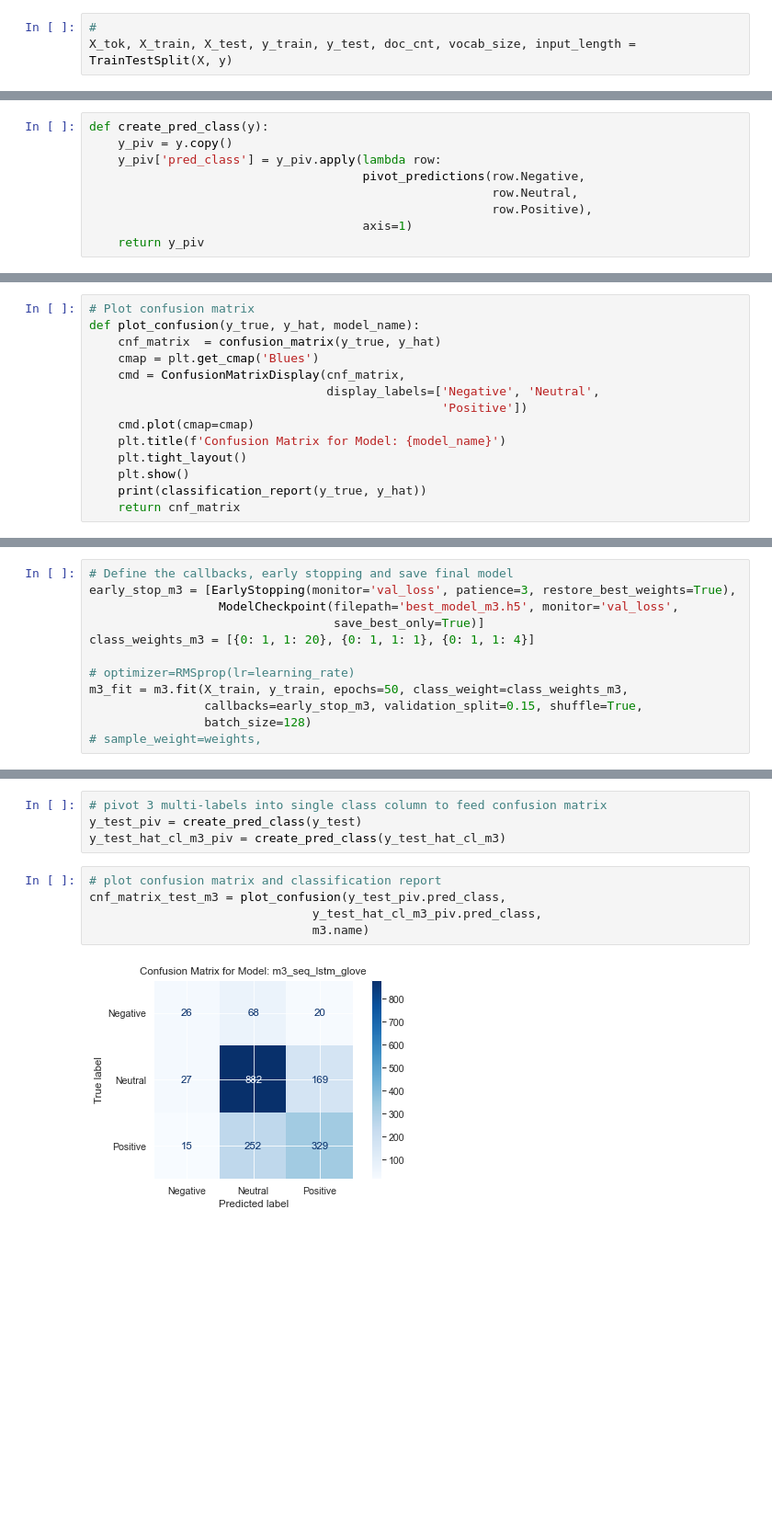
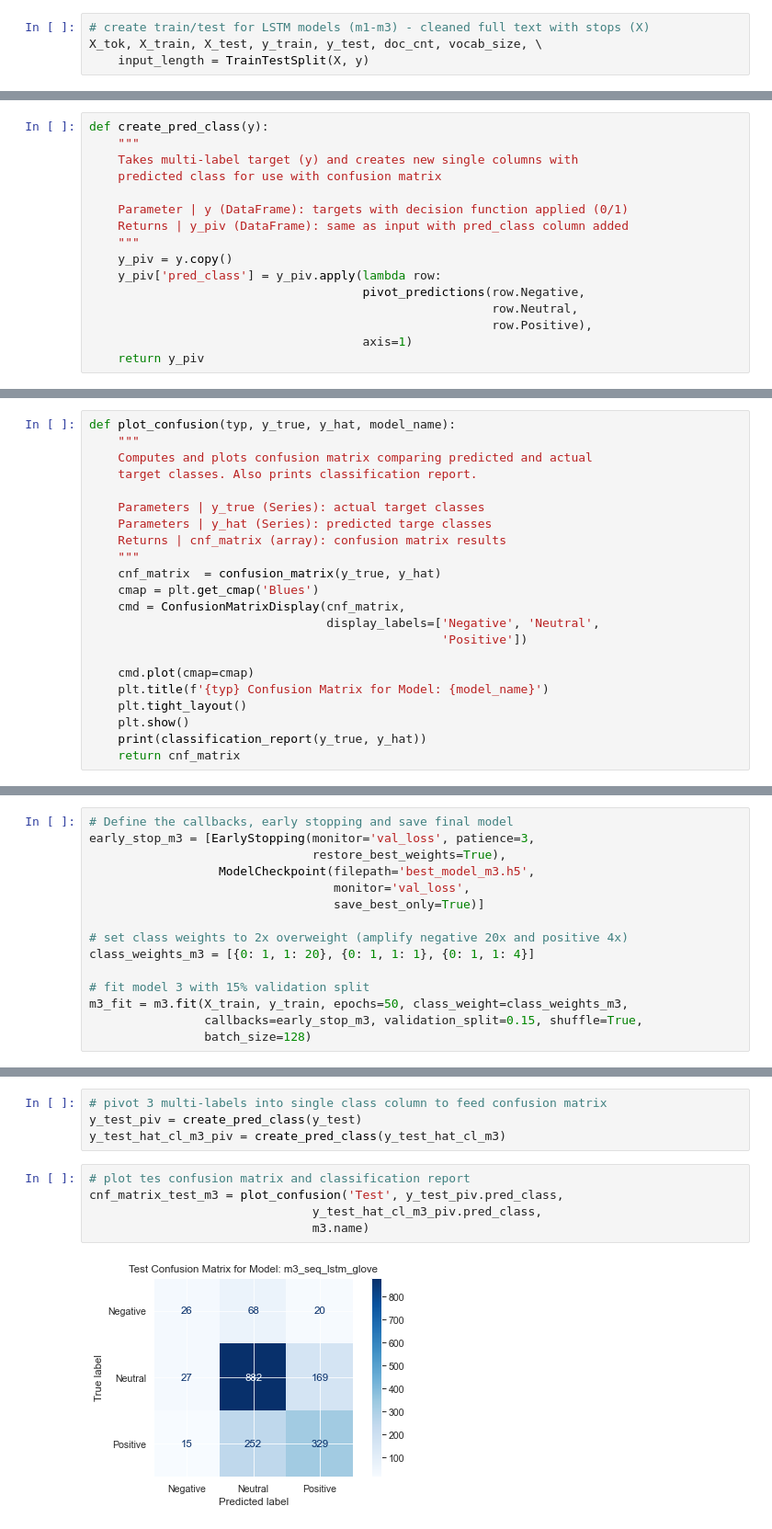
Before and after one commit to cutterback/p04-twitter-sentiment-nlp, a Jupyter notebook: Twitter-Sentiment-Analysis-NLP.ipynb, the cells around one changed output, grey strips where cells are left out. Shown: that part at 92% size. Saved outputs shown, nothing was run; the diff lists cells and outputs as text; blank space fills up the shorter version.

```diff
--- a/Twitter-Sentiment-Analysis-NLP.ipynb
+++ b/Twitter-Sentiment-Analysis-NLP.ipynb
@@ -357,8 +370,9 @@ def TrainTestSplit(X, y):
          )
     return t, X_train, X_test, y_train, y_test, doc_cnt, vocab_size, input_length
 # %%
-#
-X_tok, X_train, X_test, y_train, y_test, doc_cnt, vocab_size, input_length = TrainTestSplit(X, y)
+# create train/test for LSTM models (m1-m3) - cleaned full text with stops (X)
+X_tok, X_train, X_test, y_train, y_test, doc_cnt, vocab_size, \
+    input_length = TrainTestSplit(X, y)
 # %% [output]
 X_train: (7148, 30) X_test: (1788, 30) y_train: (7148, 3) y_test: (1788, 3)
 Document count: 7148 | Vocab size: 10565 | Input length: 30
@@ -394,5 +444,12 @@ def predict(model, X, y_true):
 # %%
 def create_pred_class(y):
+    """
+    Takes multi-label target (y) and creates new single columns with
+    predicted class for use with confusion matrix
+
+    Parameter | y (DataFrame): targets with decision function applied (0/1)
+    Returns | y_piv (DataFrame): same as input with pred_class column added
+    """
     y_piv = y.copy()
     y_piv['pred_class'] = y_piv.apply(lambda row:
                                       pivot_predictions(row.Negative,
@@ -413,13 +460,21 @@ def pivot_predictions(neg, neut, pos):
 # %%
-# Plot confusion matrix
-def plot_confusion(y_true, y_hat, model_name):
+def plot_confusion(typ, y_true, y_hat, model_name):
+    """
+    Computes and plots confusion matrix comparing predicted and actual
+    target classes. Also prints classification report.
+
+    Parameters | y_true (Series): actual target classes
+    Parameters | y_hat (Series): predicted targe classes
+    Returns | cnf_matrix (array): confusion matrix results
+    """
     cnf_matrix  = confusion_matrix(y_true, y_hat)
     cmap = plt.get_cmap('Blues')
     cmd = ConfusionMatrixDisplay(cnf_matrix,
                                  display_labels=['Negative', 'Neutral',
                                                  'Positive'])
+
     cmd.plot(cmap=cmap)
-    plt.title(f'Confusion Matrix for Model: {model_name}')
+    plt.title(f'{typ} Confusion Matrix for Model: {model_name}')
     plt.tight_layout()
     plt.show()
     print(classification_report(y_true, y_hat))
@@ -803,16 +870,19 @@ Non-trainable params: 2,113,000
 _________________________________________________________________
 # %%
 # Define the callbacks, early stopping and save final model
-early_stop_m3 = [EarlyStopping(monitor='val_loss', patience=3, restore_best_weights=True),
-                  ModelCheckpoint(filepath='best_model_m3.h5', monitor='val_loss',
+early_stop_m3 = [EarlyStopping(monitor='val_loss', patience=3,
+                               restore_best_weights=True),
+                  ModelCheckpoint(filepath='best_model_m3.h5',
+                                  monitor='val_loss',
                                   save_best_only=True)]
+
+# set class weights to 2x overweight (amplify negative 20x and positive 4x)
 class_weights_m3 = [{0: 1, 1: 20}, {0: 1, 1: 1}, {0: 1, 1: 4}]
 
-# optimizer=RMSprop(lr=learning_rate)
+# fit model 3 with 15% validation split
 m3_fit = m3.fit(X_train, y_train, epochs=50, class_weight=class_weights_m3,
                 callbacks=early_stop_m3, validation_split=0.15, shuffle=True,
                 batch_size=128)
-# sample_weight=weights,
 # %% [output]
 Train on 6075 samples, validate on 1073 samples
 Epoch 1/50
@@ -882,12 +954,12 @@ y_test_hat_m3, y_test_hat_cl_m3 = predict(m3, X_test, y_test)
 y_test_piv = create_pred_class(y_test)
 y_test_hat_cl_m3_piv = create_pred_class(y_test_hat_cl_m3)
 # %%
-# plot confusion matrix and classification report
-cnf_matrix_test_m3 = plot_confusion(y_test_piv.pred_class,
+# plot tes confusion matrix and classification report
+cnf_matrix_test_m3 = plot_confusion('Test', y_test_piv.pred_class,
                                y_test_hat_cl_m3_piv.pred_class,
                                m3.name)
 # %% [output]
-[figure, old version]
+[figure, new version]
               precision    recall  f1-score   support
 
     Negative       0.38      0.23      0.29       114
```
Also changed, not shown: parts of 45 cells of this notebook.
